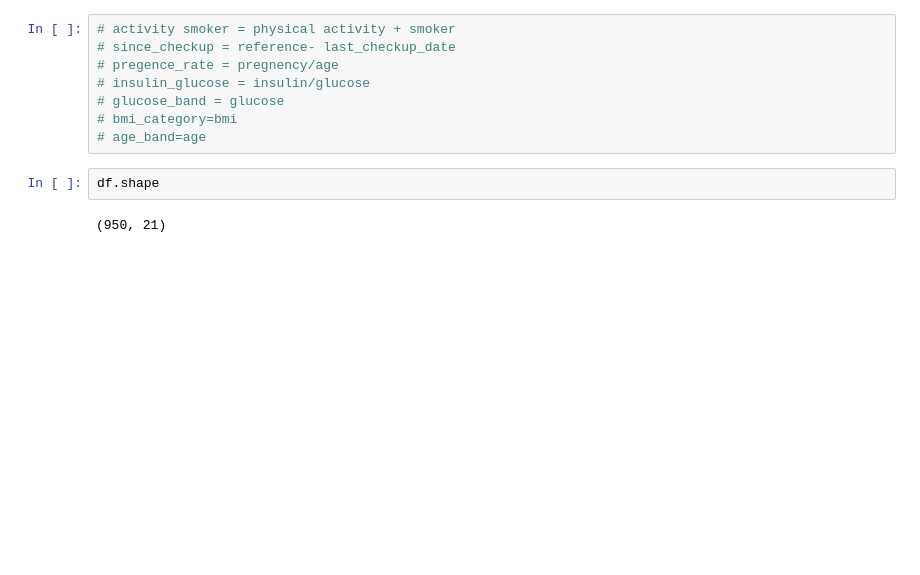
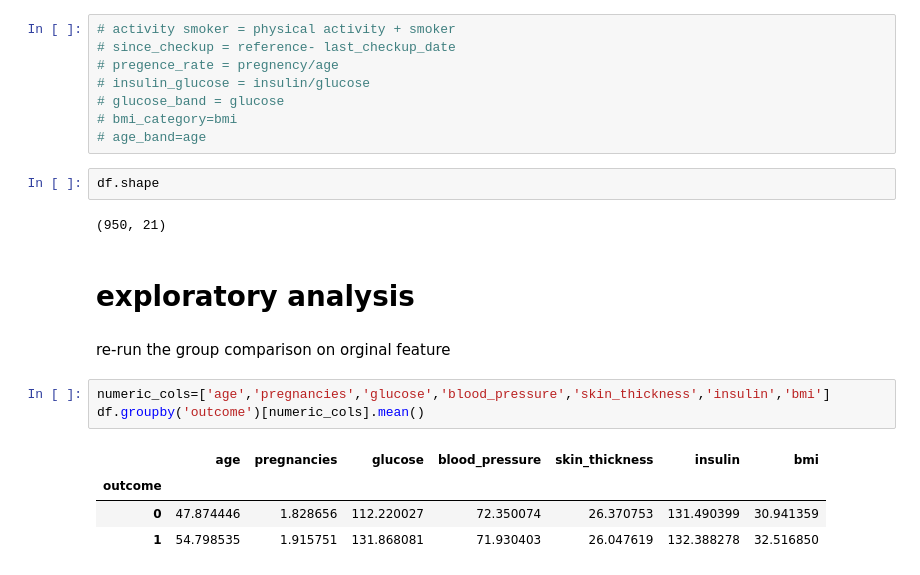
Before and after one commit to muhmmedajlan755-byte/project1_daibatise, a Jupyter notebook: notebook/ajlan_d2.ipynb, the cells around one changed output. Drawn from its saved outputs; the diff is of its cells as text; blank space fills up the shorter version.

Commit message:
explorotry analysis

```diff
--- a/notebook/ajlan_d2.ipynb
+++ b/notebook/ajlan_d2.ipynb
@@ -223,3 +223,15 @@ inventory every new columns
 df.shape
 # %% [output]
 (950, 21)
+# %% [markdown]
+# exploratory analysis
+# %% [markdown]
+re-run the group comparison on orginal feature
+# %%
+numeric_cols=['age','pregnancies','glucose','blood_pressure','skin_thickness','insulin','bmi']
+df.groupby('outcome')[numeric_cols].mean()
+# %% [output]
+|  | age | pregnancies | glucose | blood_pressure | skin_thickness | insulin | bmi |
+| outcome |  |  |  |  |  |  |  |
+| 0 | 47.874446 | 1.828656 | 112.220027 | 72.350074 | 26.370753 | 131.490399 | 30.941359 |
+| 1 | 54.798535 | 1.915751 | 131.868081 | 71.930403 | 26.047619 | 132.388278 | 32.516850 |
```
Also changed, not shown: parts of 13 cells of this notebook, 1 other file.
